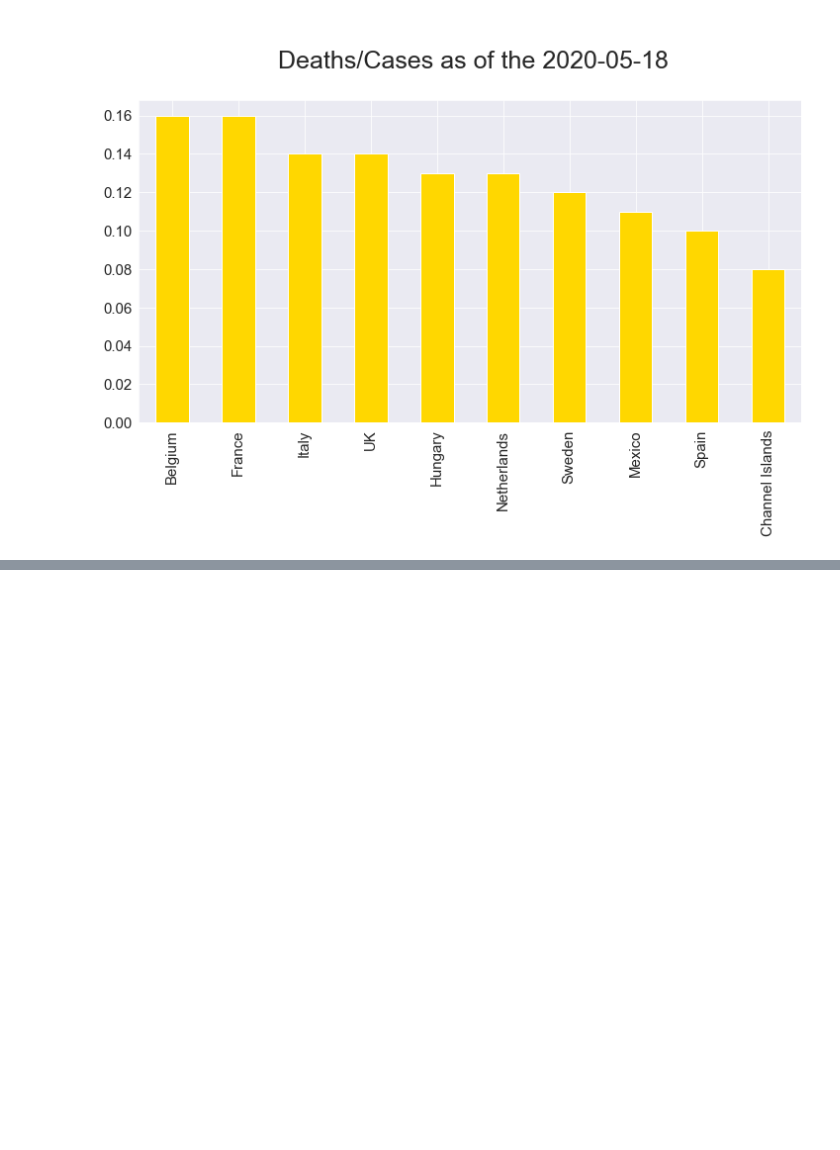
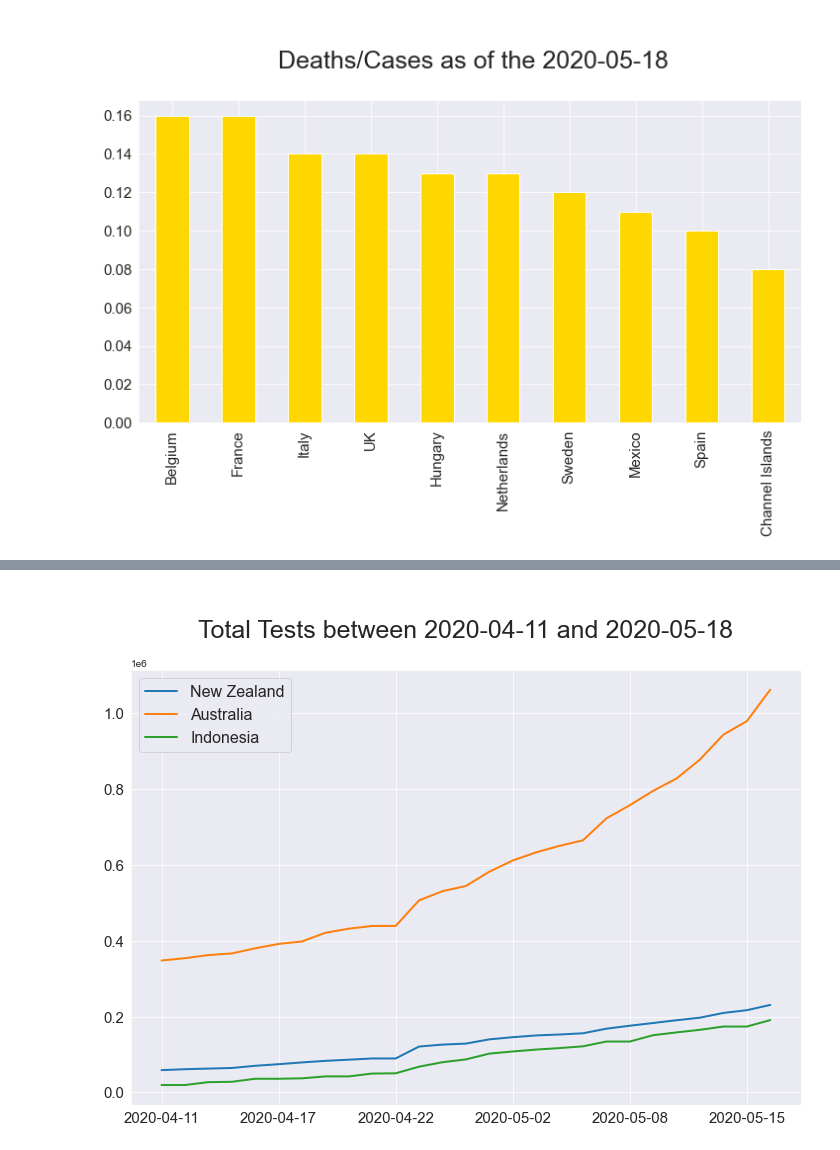
Before and after one commit to yanivmm/Data-Science, a Jupyter notebook: Corona.ipynb, the cells around one changed output, grey strips where cells are left out. Cells and saved outputs as stored; diff of their text form; code cells hidden in the pictures; blank space fills up the shorter version.

```diff
--- a/Corona.ipynb
+++ b/Corona.ipynb
@@ -203,0 +209,4 @@ plotGraph(column='Deaths/Cases',plot='bar',add=[])
+# %%
+plotGraph(column='Total Tests',top = (0,0),add=['New Zealand','Australia','Indonesia'])
+# %% [output]
+[figure, added]
```
Also changed, not shown: parts of 3 cells of this notebook.
